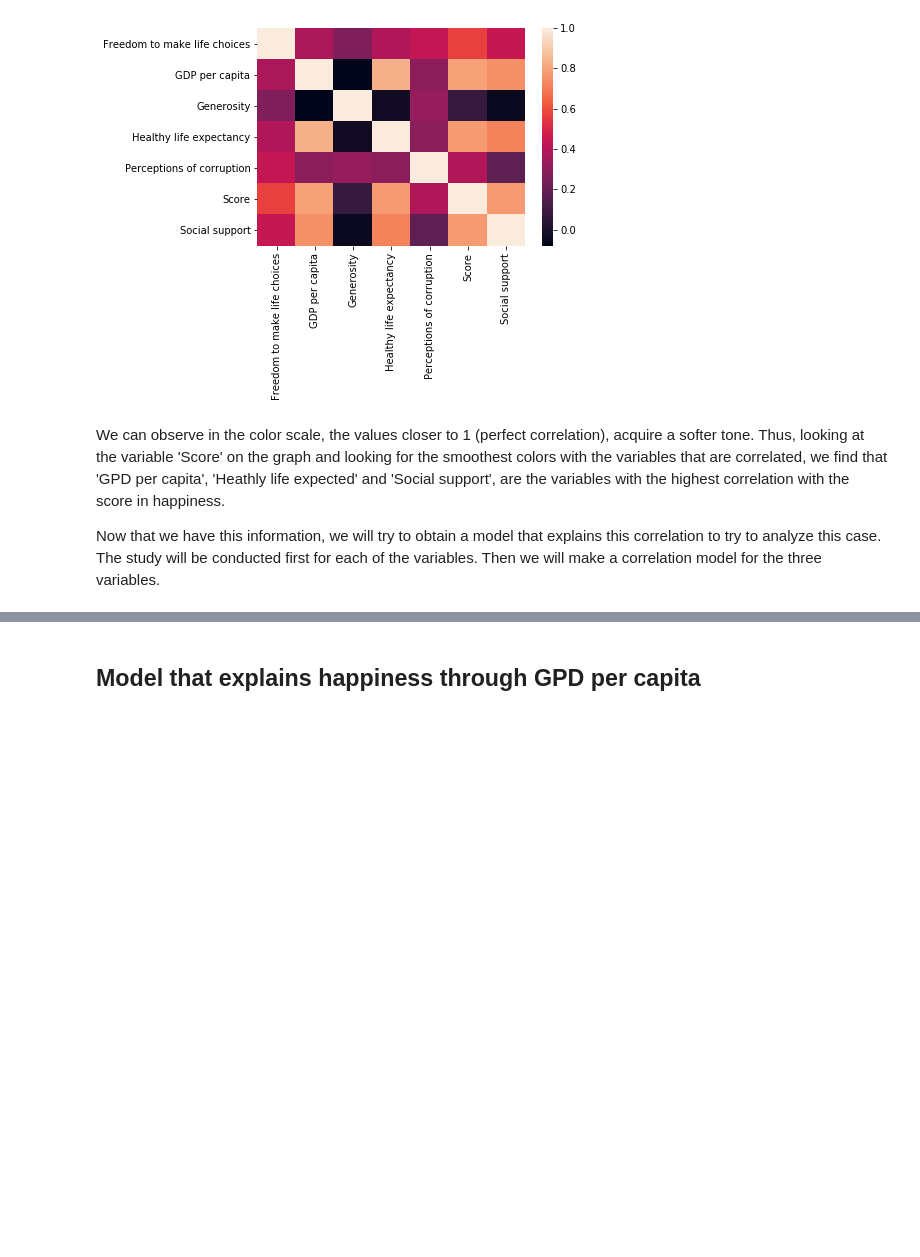
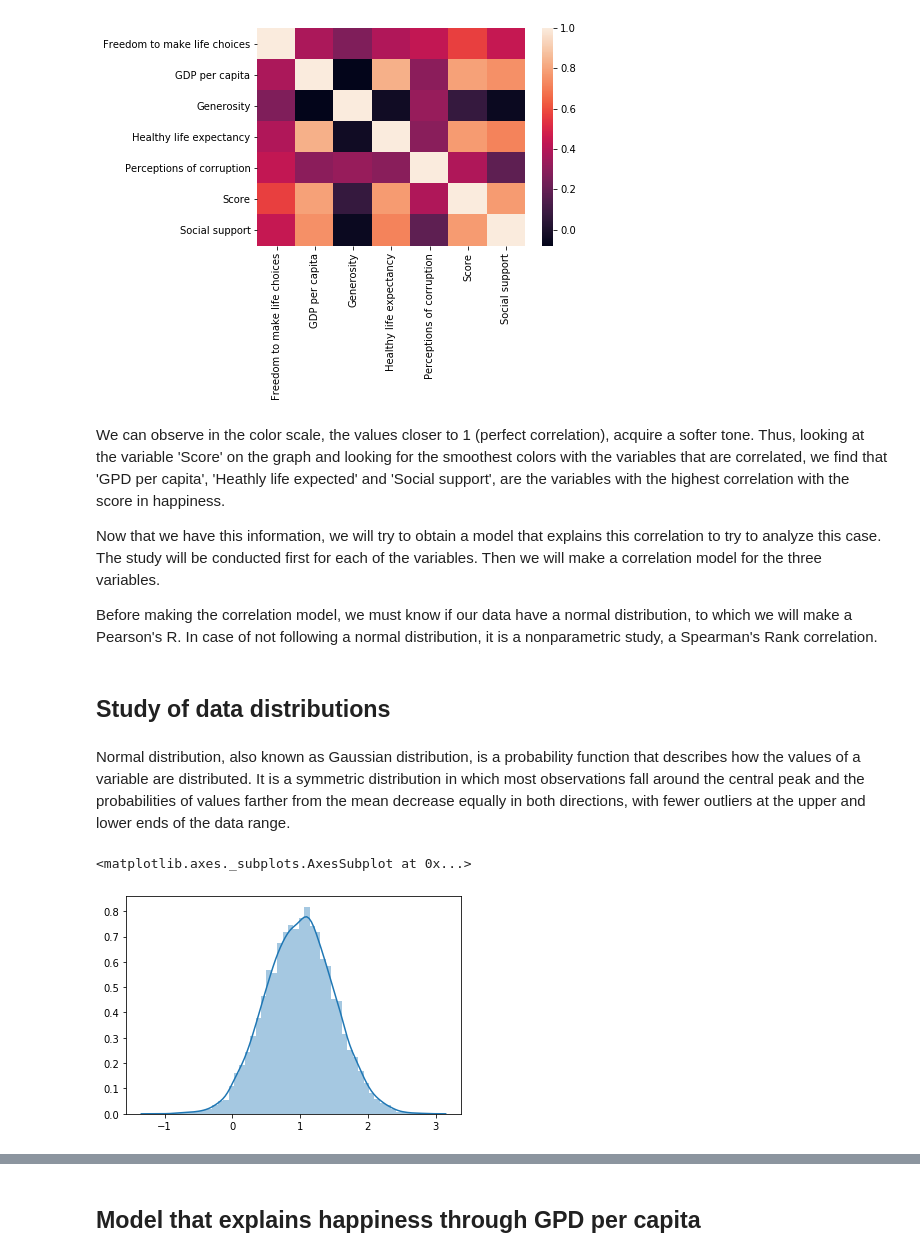
Before and after one commit to caroperez/Statistical_studies, a Jupyter notebook: Happiness.ipynb, the cells around one changed output, grey strips where cells are left out. Saved outputs shown, nothing was run; the diff lists cells and outputs as text; code cells hidden in the pictures; blank space fills up the shorter version.

```diff
--- a/Happiness.ipynb
+++ b/Happiness.ipynb
@@ -78,3 +78,23 @@ sns.heatmap(coor, xticklabels = coor.columns.values, yticklabels = coor.columns.
 We can observe in the color scale, the values closer to 1 (perfect correlation), acquire a softer tone. Thus, looking at the variable 'Score' on the graph and looking for the smoothest colors with the variables that are correlated, we find that 'GPD per capita', 'Heathly life expected' and 'Social support', are the variables with the highest correlation with the score in happiness.
 
 Now that we have this information, we will try to obtain a model that explains this correlation to try to analyze this case. The study will be conducted first for each of the variables. Then we will make a correlation model for the three variables.
+
+Before making the correlation model, we must know if our data have a normal distribution, to which we will make a Pearson's R. In case of not following a normal distribution, it is a nonparametric study, a Spearman's Rank correlation.
+# %% [markdown]
+## Study of data distributions
+# %% [markdown]
+Normal distribution, also known as Gaussian distribution, is a probability function that describes how the values of a variable are distributed. It is a symmetric distribution in which most observations fall around the central peak and the probabilities of values farther from the mean decrease equally in both directions, with fewer outliers at the upper and lower ends of the data range.
+# %%
+# example of a normal distribution
+# package
+import numpy as np
+
+
+# data
+x = np.random.normal(1, .5, 10000) # 10000 numbers normal distribution with mean 1 and standar desviation 0.5
+
+# plot
+sns.distplot(x)
+# %% [output]
+<matplotlib.axes._subplots.AxesSubplot at 0x...>
+[figure, added]
```
Also changed, not shown: parts of 17 cells of this notebook.
